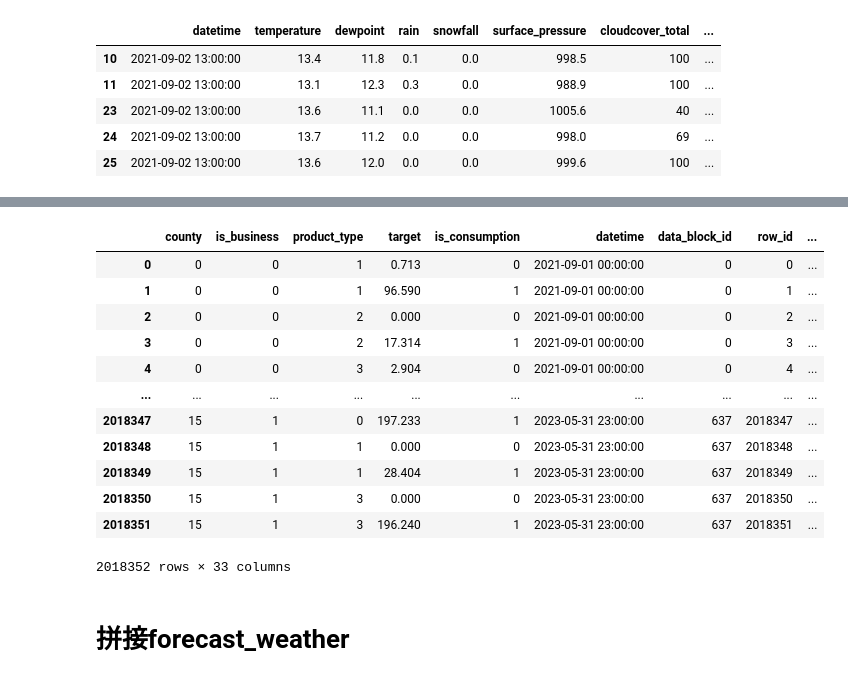
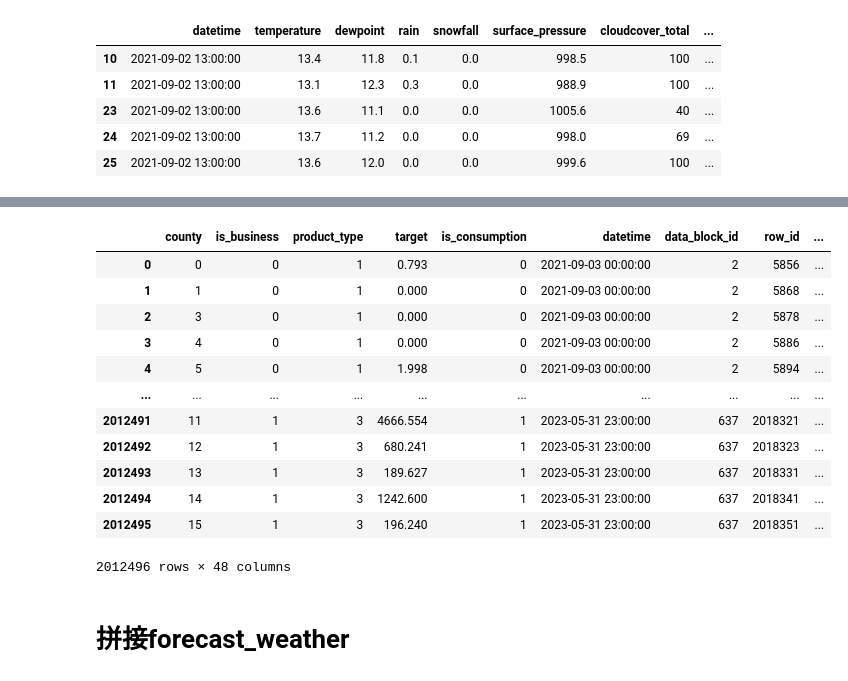
Before and after one commit to Accoutant/kaggle_competition, a Jupyter notebook: data_process/generate_data.ipynb, the cells around one changed output, grey strips where cells are left out. Saved outputs shown, nothing was run; the diff lists cells and outputs as text; code cells hidden in the pictures.

```diff
--- a/data_process/generate_data.ipynb
+++ b/data_process/generate_data.ipynb
@@ -36,0 +29,8 @@ train = pd.merge(left=train, right=train_history, how='left', on=['datetime', 'c
+# %%
+train_history = train[['datetime', 'is_consumption', 'is_business', 'product_type', 'target']]
+train_history['datetime'] = train_history['datetime'] + pd.Timedelta(2, 'D')
+# 不考虑county的情况下均值
+target_mean = train_history.groupby(by=['datetime', 'is_consumption', 'is_business', 'product_type']).mean()
+target_mean.rename(columns={'target': 'target_mean'}, inplace=True)
+train = pd.merge(left=train, right=target_mean, on=['datetime', 'is_consumption', 'is_business', 'product_type'])
+train
@@ -36,0 +58,14 @@ train = pd.merge(left=train, right=train_history, how='left', on=['datetime', 'c
+# %%
+# 构造时间位移函数
+def structure_time(data, date_col, target_col, day):
+    data_new = data.copy()
+    data_new[date_col] = data_new[date_col] + pd.Timedelta(day, 'D')
+    data_new.rename(columns={target_col: target_col+'_'+str(day)}, inplace=True)
+    return data_new
+# %%
+# 拼接2天、3天、4天、5天、6天、7天、14天的历史target
+for day in [2, 3, 4, 5, 6, 7, 14]:
+    data_temp = structure_time(train, 'datetime', 'target', day)[['county', 'is_business', 'product_type', 'is_consumption', 'datetime', 'target_'+str(day)]]
+    train = pd.merge(left=train, right=data_temp, how='left',
+                 on=['county', 'is_business', 'product_type', 'is_consumption', 'datetime'])
+train
@@ -185,3 +234,12 @@ historical_weather.head()
 historical_weather.drop(columns=['county_name', 'data_block_id', 'latitude', 'longitude'], inplace=True)
 # 由于多个经纬度对应一个county，一个时间点一个county会有几条数据，对他们取均值
 historical_weather_gb = historical_weather.groupby(by=['datetime', 'county']).mean()
+# 构造全局天气特征
+historical_weather_date = historical_weather[['datetime', 'temperature', 'dewpoint', 'snowfall', 'cloudcover_total',
+                                              'cloudcover_low', 'shortwave_radiation', 'direct_solar_radiation',
+                                              'diffuse_radiation']].groupby(by=['datetime']).mean()
+col_new = {}
+for col in historical_weather_date.columns:
+    col_new[col] = col+'_global'
+historical_weather_date.rename(columns=col_new, inplace=True)
+historical_weather_date
@@ -188,20 +261,21 @@ historical_weather_gb = historical_weather.groupby(by=['datetime', 'county']).me
 # %%
 train_client_gas_elc_hs = pd.merge(left=train_client_gas_elc, right=historical_weather_gb, how='left', on=['datetime', 'county'])
+train_client_gas_elc_hs = pd.merge(left=train_client_gas_elc_hs, right=historical_weather_date, how='left', on=['datetime'])
 train_client_gas_elc_hs
 # %% [output]
 |  | county | is_business | product_type | target | is_consumption | datetime | data_block_id | row_id | ... |
-| 0 | 0 | 0 | 1 | 0.713 | 0 | 2021-09-01 00:00:00 | 0 | 0 | ... |
-| 1 | 0 | 0 | 1 | 96.590 | 1 | 2021-09-01 00:00:00 | 0 | 1 | ... |
-| 2 | 0 | 0 | 2 | 0.000 | 0 | 2021-09-01 00:00:00 | 0 | 2 | ... |
-| 3 | 0 | 0 | 2 | 17.314 | 1 | 2021-09-01 00:00:00 | 0 | 3 | ... |
-| 4 | 0 | 0 | 3 | 2.904 | 0 | 2021-09-01 00:00:00 | 0 | 4 | ... |
+| 0 | 0 | 0 | 1 | 0.793 | 0 | 2021-09-03 00:00:00 | 2 | 5856 | ... |
+| 1 | 1 | 0 | 1 | 0.000 | 0 | 2021-09-03 00:00:00 | 2 | 5868 | ... |
+| 2 | 3 | 0 | 1 | 0.000 | 0 | 2021-09-03 00:00:00 | 2 | 5878 | ... |
+| 3 | 4 | 0 | 1 | 0.000 | 0 | 2021-09-03 00:00:00 | 2 | 5886 | ... |
+| 4 | 5 | 0 | 1 | 1.998 | 0 | 2021-09-03 00:00:00 | 2 | 5894 | ... |
 | ... | ... | ... | ... | ... | ... | ... | ... | ... | ... |
-| 2018347 | 15 | 1 | 0 | 197.233 | 1 | 2023-05-31 23:00:00 | 637 | 2018347 | ... |
-| 2018348 | 15 | 1 | 1 | 0.000 | 0 | 2023-05-31 23:00:00 | 637 | 2018348 | ... |
-| 2018349 | 15 | 1 | 1 | 28.404 | 1 | 2023-05-31 23:00:00 | 637 | 2018349 | ... |
-| 2018350 | 15 | 1 | 3 | 0.000 | 0 | 2023-05-31 23:00:00 | 637 | 2018350 | ... |
-| 2018351 | 15 | 1 | 3 | 196.240 | 1 | 2023-05-31 23:00:00 | 637 | 2018351 | ... |
+| 2012491 | 11 | 1 | 3 | 4666.554 | 1 | 2023-05-31 23:00:00 | 637 | 2018321 | ... |
+| 2012492 | 12 | 1 | 3 | 680.241 | 1 | 2023-05-31 23:00:00 | 637 | 2018323 | ... |
+| 2012493 | 13 | 1 | 3 | 189.627 | 1 | 2023-05-31 23:00:00 | 637 | 2018331 | ... |
+| 2012494 | 14 | 1 | 3 | 1242.600 | 1 | 2023-05-31 23:00:00 | 637 | 2018341 | ... |
+| 2012495 | 15 | 1 | 3 | 196.240 | 1 | 2023-05-31 23:00:00 | 637 | 2018351 | ... |
-2018352 rows × 33 columns
+2012496 rows × 48 columns
 # %% [markdown]
 # 拼接forecast_weather
 # %%
```
Also changed, not shown: parts of 20 cells of this notebook, 3 other files.
